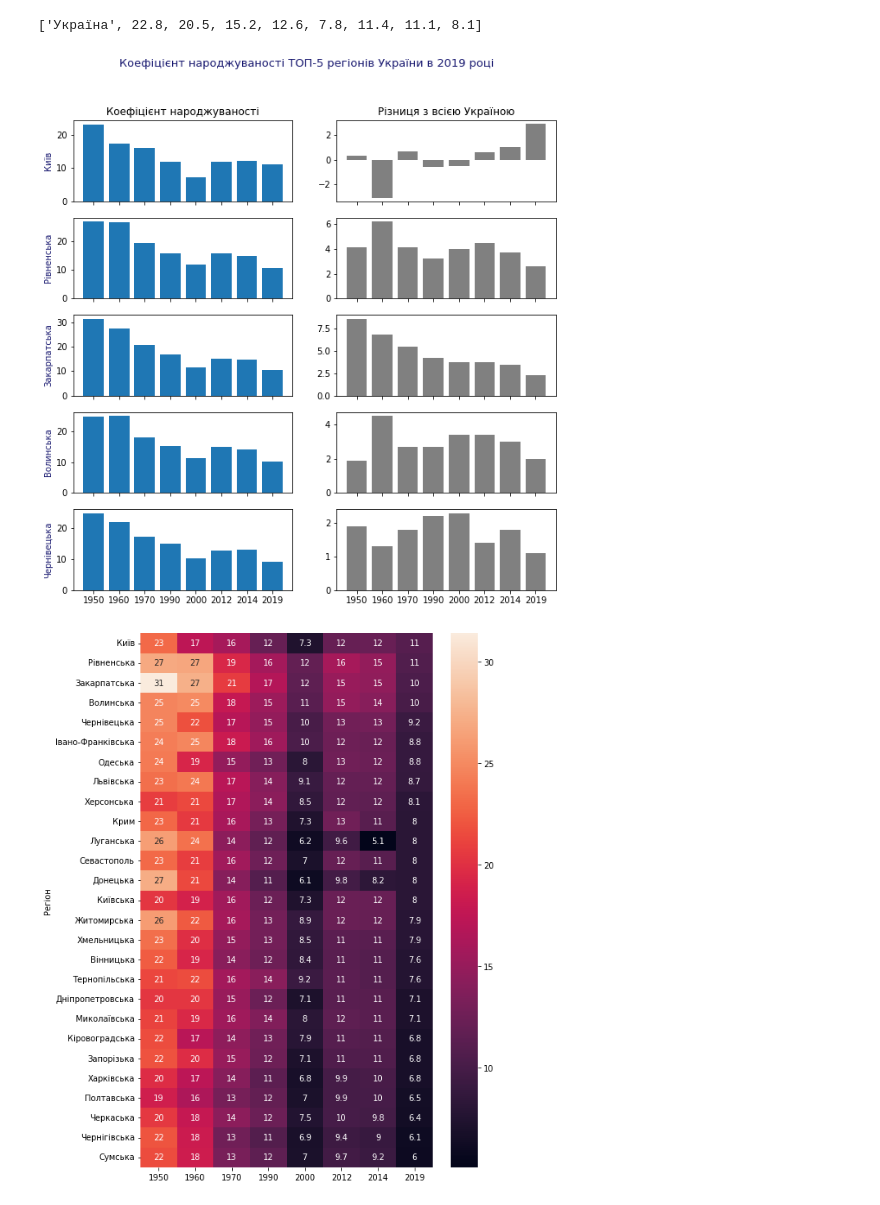
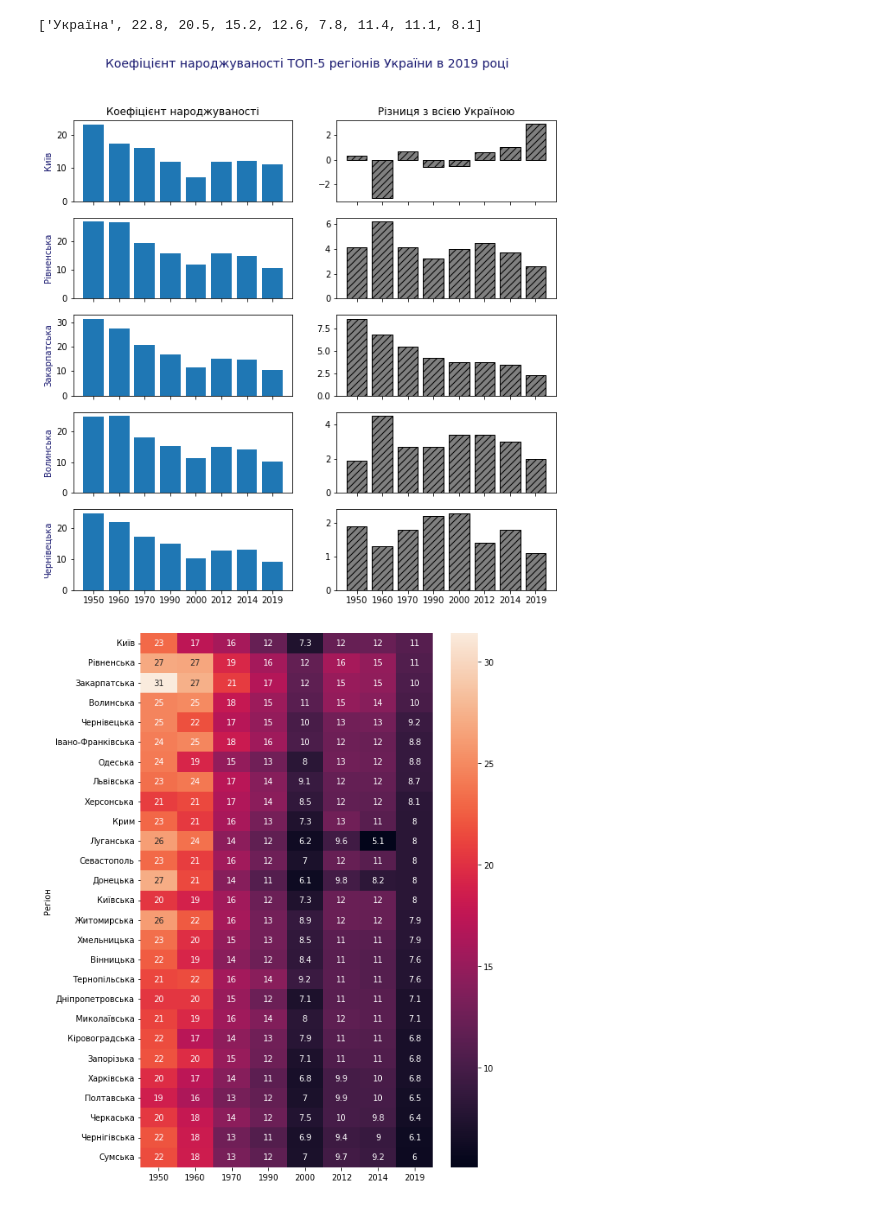
Before and after one commit to PavelStelmakhV/hw303-data-visualization, a Jupyter notebook: Hw2.1.ipynb, the cells around one changed output. Cells and saved outputs as stored; diff of their text form; code cells hidden in the pictures.

```diff
--- a/Hw2.1.ipynb
+++ b/Hw2.1.ipynb
@@ -141,16 +141,16 @@ print(totalUkraine.tolist()[1:])
 # %%
 fig, axs = plt.subplots(5, 2, figsize=(10, 10), sharex=True)
 for row in range(5):
   axs[row, 0].bar(new_df.columns.tolist()[1:], new_df.iloc[row].tolist()[1:])
   axs[row, 0].set_ylabel(new_df.iloc[row]['Регіон'], fontsize='medium', color='midnightblue')
   diff = np.array(new_df.iloc[row].tolist()[1:]) - np.array(totalUkraine.tolist()[1:])
-  axs[row, 1].bar(new_df.columns.tolist()[1:], diff, color='grey')
+  axs[row, 1].bar(new_df.columns.tolist()[1:], diff, color='grey', edgecolor='black', hatch='///')
 axs[0, 0].set_title('Коефіцієнт народжуваності')
 axs[0, 1].set_title('Різниця з всією Україною')
-fig.suptitle('Коефіцієнт народжуваності ТОП-5 регіонів України в 2019 році', fontsize=13, color='midnightblue')
+fig.suptitle('Коефіцієнт народжуваності ТОП-5 регіонів України в 2019 році', fontsize=14, color='midnightblue')
 plt.show()
 # %% [output]
-[figure, old version]
+[figure, new version]
 # %%
 import seaborn as sns
 plt.figure(figsize=(8, 12))
```
